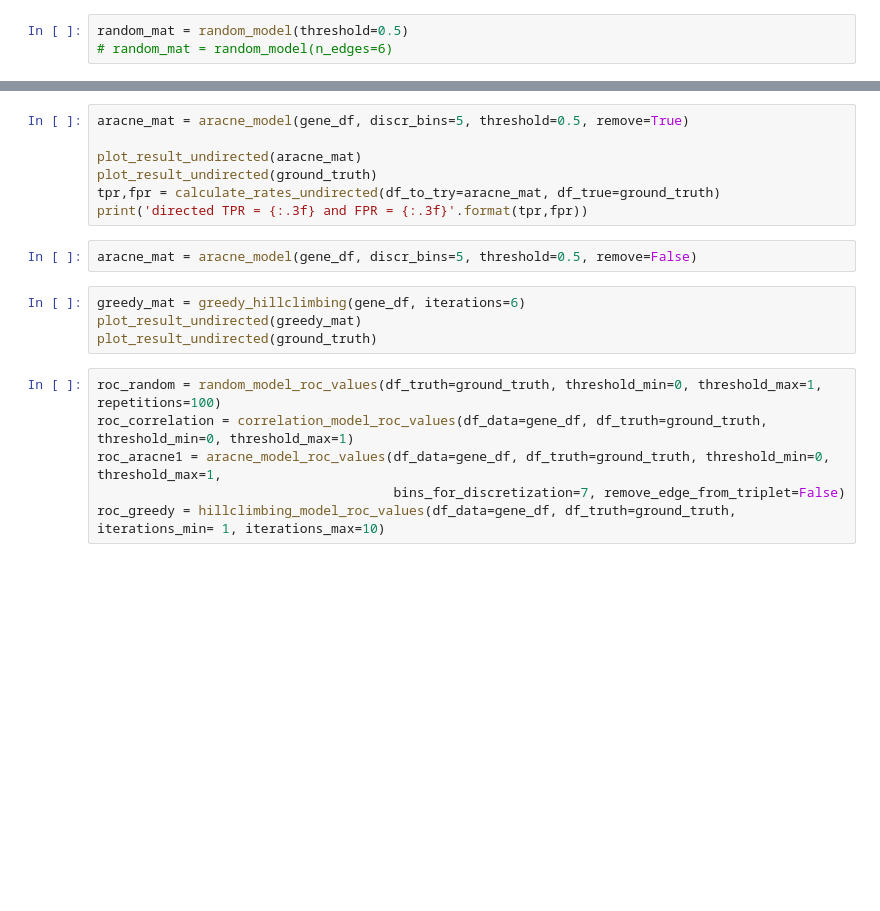
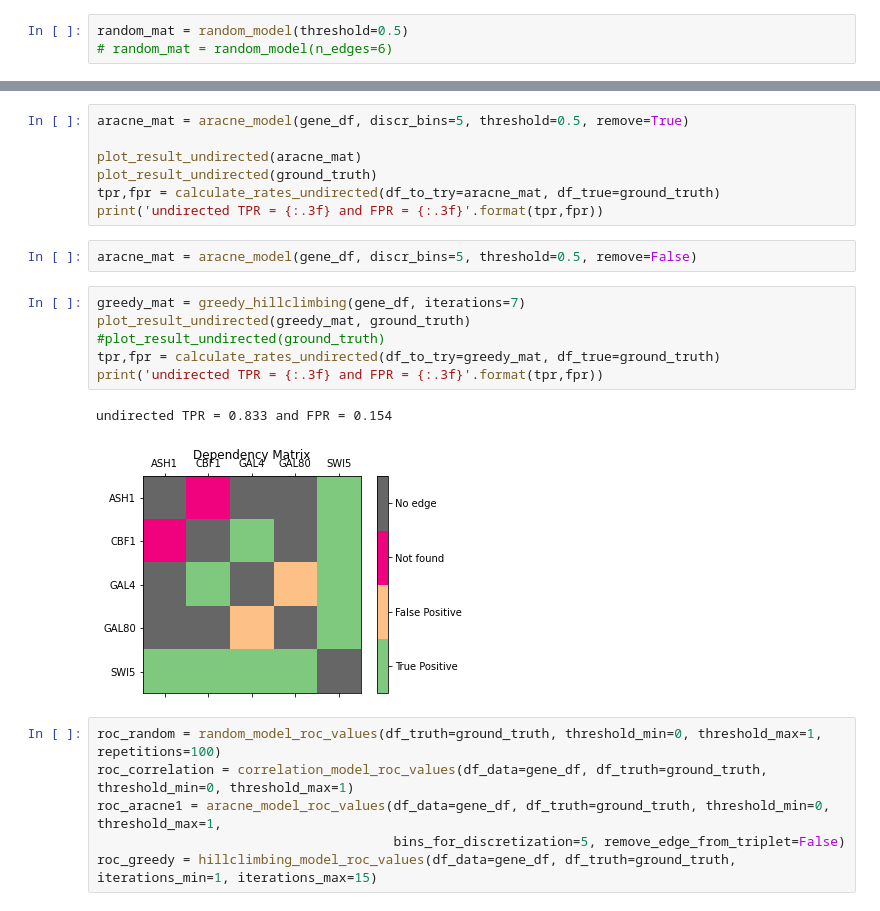
Before and after one commit to taggee/mbn-assignment, a Jupyter notebook: main.ipynb, the cells around one changed output, grey strips where cells are left out. Saved outputs shown, nothing was run; the diff lists cells and outputs as text; blank space fills up the shorter version.

```diff
--- a/main.ipynb
+++ b/main.ipynb
@@ -65,17 +90,22 @@ aracne_mat = aracne_model(gene_df, discr_bins=5, threshold=0.5, remove=True)
 plot_result_undirected(aracne_mat)
 plot_result_undirected(ground_truth)
 tpr,fpr = calculate_rates_undirected(df_to_try=aracne_mat, df_true=ground_truth)
-print('directed TPR = {:.3f} and FPR = {:.3f}'.format(tpr,fpr))
+print('undirected TPR = {:.3f} and FPR = {:.3f}'.format(tpr,fpr))
 # %%
 aracne_mat = aracne_model(gene_df, discr_bins=5, threshold=0.5, remove=False)
-# %%
-greedy_mat = greedy_hillclimbing(gene_df, iterations=6)
-plot_result_undirected(greedy_mat)
-plot_result_undirected(ground_truth)
+# %%
+greedy_mat = greedy_hillclimbing(gene_df, iterations=7)
+plot_result_undirected(greedy_mat, ground_truth)
+#plot_result_undirected(ground_truth)
+tpr,fpr = calculate_rates_undirected(df_to_try=greedy_mat, df_true=ground_truth)
+print('undirected TPR = {:.3f} and FPR = {:.3f}'.format(tpr,fpr))
+# %% [output]
+undirected TPR = 0.833 and FPR = 0.154
+[figure, added]
 # %%
 roc_random = random_model_roc_values(df_truth=ground_truth, threshold_min=0, threshold_max=1, repetitions=100)
 roc_correlation = correlation_model_roc_values(df_data=gene_df, df_truth=ground_truth, threshold_min=0, threshold_max=1)
 roc_aracne1 = aracne_model_roc_values(df_data=gene_df, df_truth=ground_truth, threshold_min=0, threshold_max=1,
-                                      bins_for_discretization=7, remove_edge_from_triplet=False)
-roc_greedy = hillclimbing_model_roc_values(df_data=gene_df, df_truth=ground_truth, iterations_min= 1, iterations_max=10)
+                                      bins_for_discretization=5, remove_edge_from_triplet=False)
+roc_greedy = hillclimbing_model_roc_values(df_data=gene_df, df_truth=ground_truth, iterations_min=1, iterations_max=15)
 # %%
```
Also changed, not shown: parts of 13 cells of this notebook.
